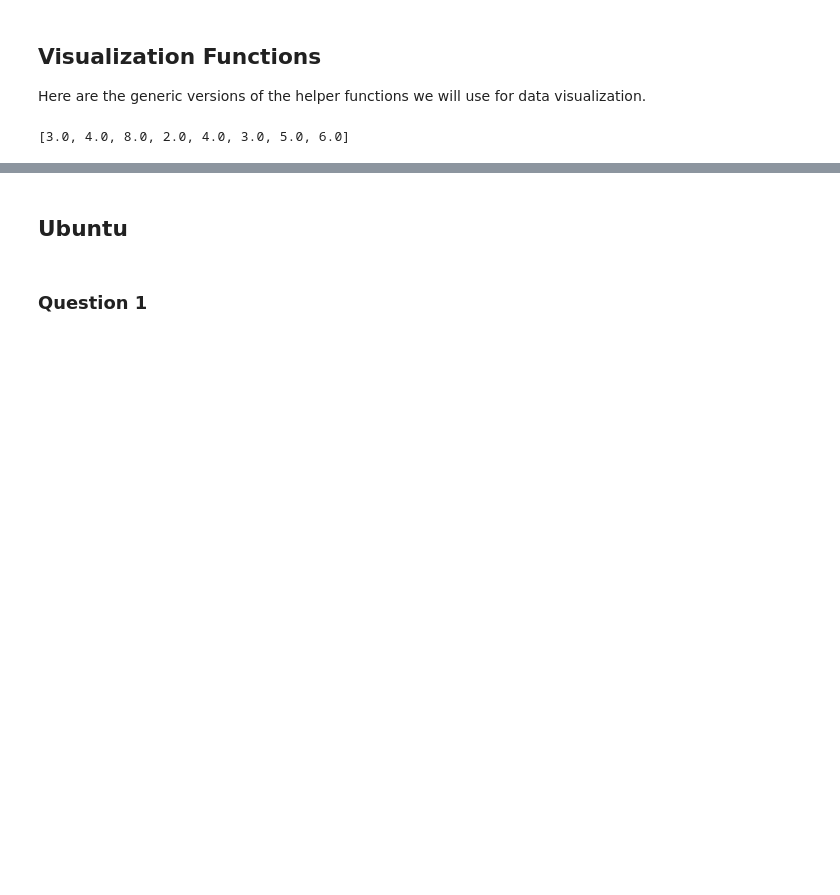
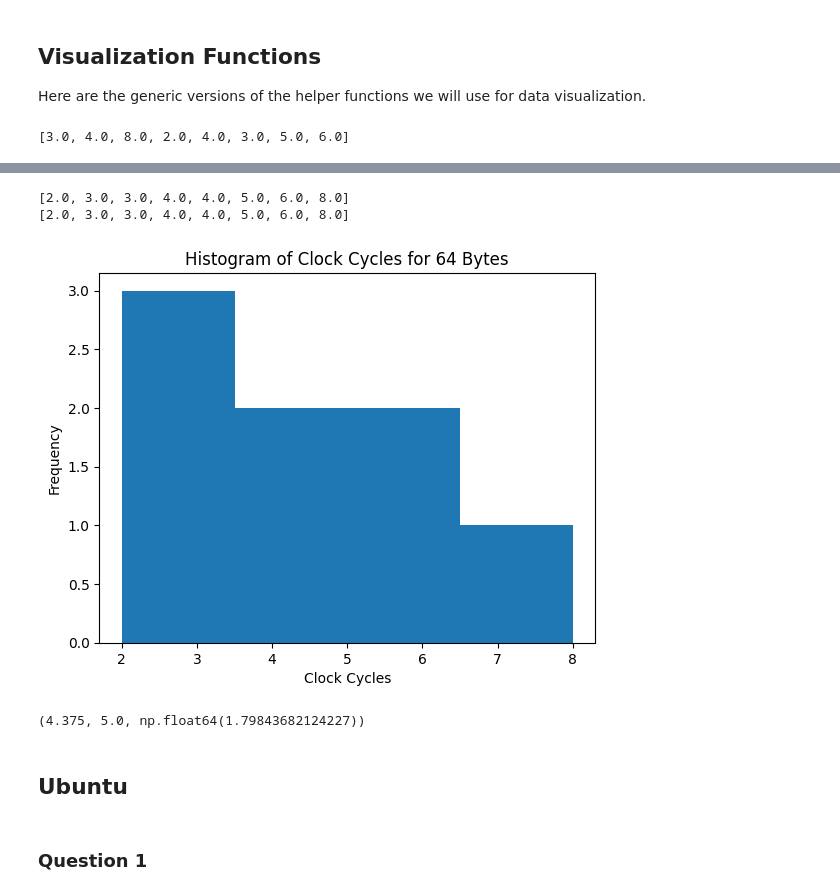
Before and after one commit to Grace-Davanzo/CompArchHomework1, a Jupyter notebook: Question1Visualization.ipynb, the cells around one changed output, grey strips where cells are left out. Drawn from its saved outputs; the diff is of its cells as text; code cells hidden in the pictures; blank space fills up the shorter version.

```diff
--- a/Question1Visualization.ipynb
+++ b/Question1Visualization.ipynb
@@ -40,3 +41,18 @@ def linear_sample_plot(byte_sizes, samples_per_bit_size):
+# %%
+#Create histogram
+def create_histogram(data, byte_size):
+    avg = sum(data)/len(data)
+    std = np.std(data)
+    mode = st.mode(data)
+    data.sort()
+
+    med = data[int(len(data)/2)+1]
+    pyplot.hist(data, bins='auto')
+    pyplot.title('Histogram of Clock Cycles for %i Bytes' % byte_size)
+    pyplot.xlabel('Clock Cycles')
+    pyplot.ylabel('Frequency')
+    pyplot.show()
+    return avg, med, mode, std
 # %%
 data = load_csv(64)
 print(data)
@@ -45,3 +65,10 @@ print(data)
+# %%
+avg, med, mode, std = create_histogram(data,64)
+# %% [output]
+[2.0, 3.0, 3.0, 4.0, 4.0, 5.0, 6.0, 8.0]
+[2.0, 3.0, 3.0, 4.0, 4.0, 5.0, 6.0, 8.0]
+[figure, added]
+(4.375, 5.0, np.float64(1.79843682124227))
 # %% [markdown]
 ## Ubuntu
 # %% [markdown]
```
Also changed, not shown: parts of 4 cells of this notebook.
